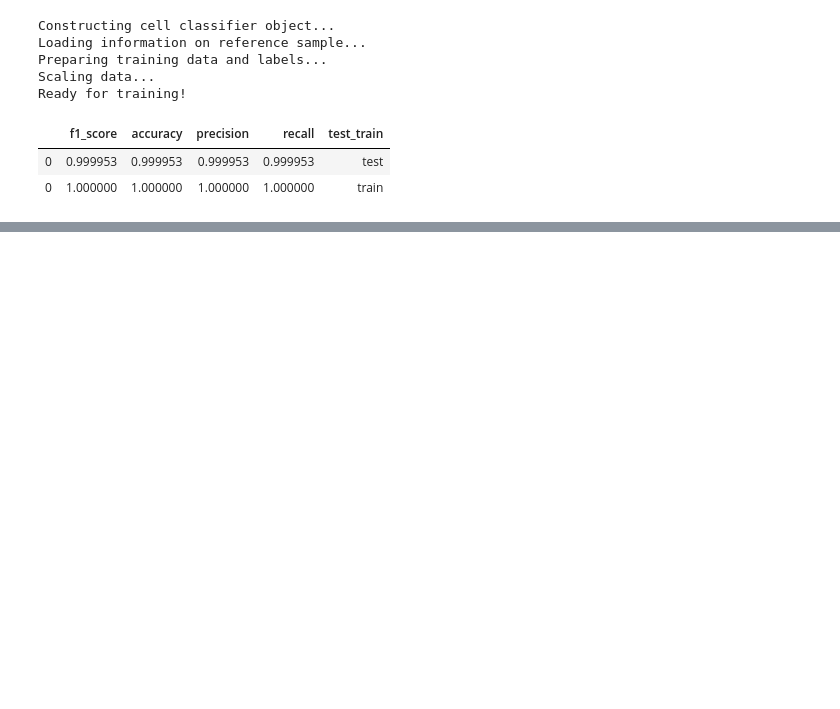
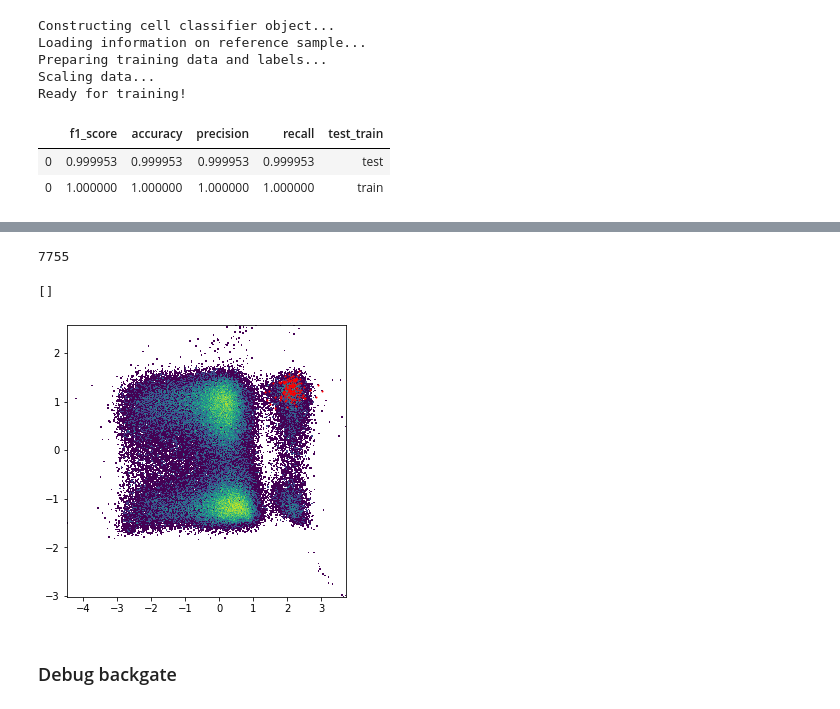
Before and after one commit to burtonrj/CytoPy, a Jupyter notebook: Notebooks/PD/3_Classification.ipynb, the cells around one changed output, grey strips where cells are left out. Cells and saved outputs as stored; diff of their text form; code cells hidden in the pictures; blank space fills up the shorter version.

```diff
--- a/Notebooks/PD/3_Classification.ipynb
+++ b/Notebooks/PD/3_Classification.ipynb
@@ -335,0 +280,3 @@ len([x for x in pred_gdt_idx if x not in true_gdt_idx])
+# %%
+transformed_data = pd.DataFrame(transformed_data, columns=features)
+transformed_data.index = idx
@@ -335,0 +292,6 @@ len([x for x in pred_gdt_idx if x not in true_gdt_idx])
+# %%
+pred, pro = xgb.manual_validation(sample_id='267-02_pdmc_t', return_probs=True)
+# %%
+y_hat = np.array(predict_class(pred))
+# %%
+transformed_data['prediction'] = y_hat
@@ -335,0 +325,21 @@ len([x for x in pred_gdt_idx if x not in true_gdt_idx])
+# %%
+len(val.populations['gdt'].index)
+# %% [output]
+7755
+# %%
+[x for x in val.populations['gdt'].index
+ if x not in np.array(new_populations.populations['gdt'].index, dtype=np.int)]
+# %% [output]
+[]
+# %%
+import matplotlib.pyplot as plt
+from matplotlib.colors import LogNorm
+fig, ax = plt.subplots(figsize=(5,5))
+ax.hist2d(transformed_data['Va7.2'], transformed_data['CD161'], bins=500, norm=LogNorm())
+gdt = transformed_data[transformed_data.prediction == 7]
+ax.scatter(gdt['Va7.2'], gdt['CD161'], s=1, c='r')
+fig.show()
+# %% [output]
+[figure, added]
+# %% [markdown]
+<h3>Debug backgate</h3>
```
Also changed, not shown: parts of 49 cells of this notebook, 3 other files.
